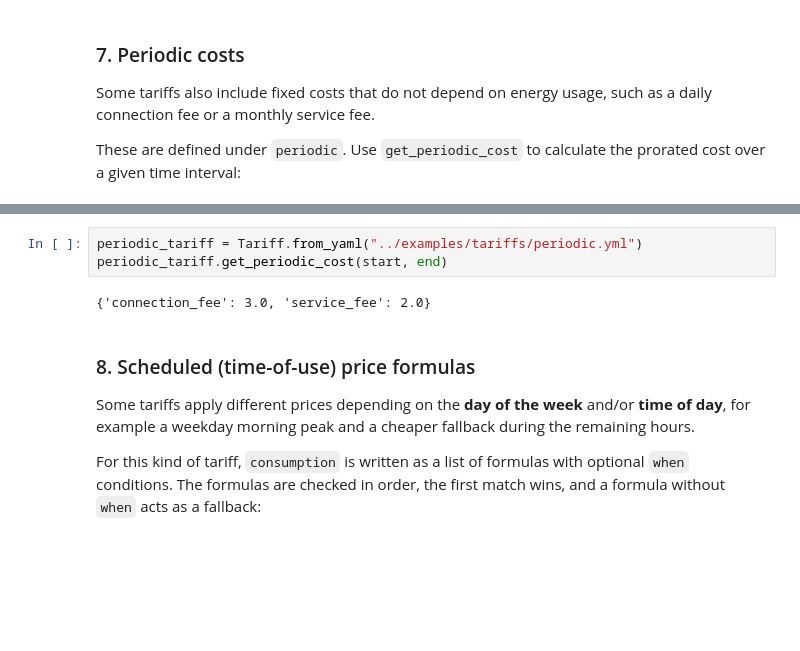
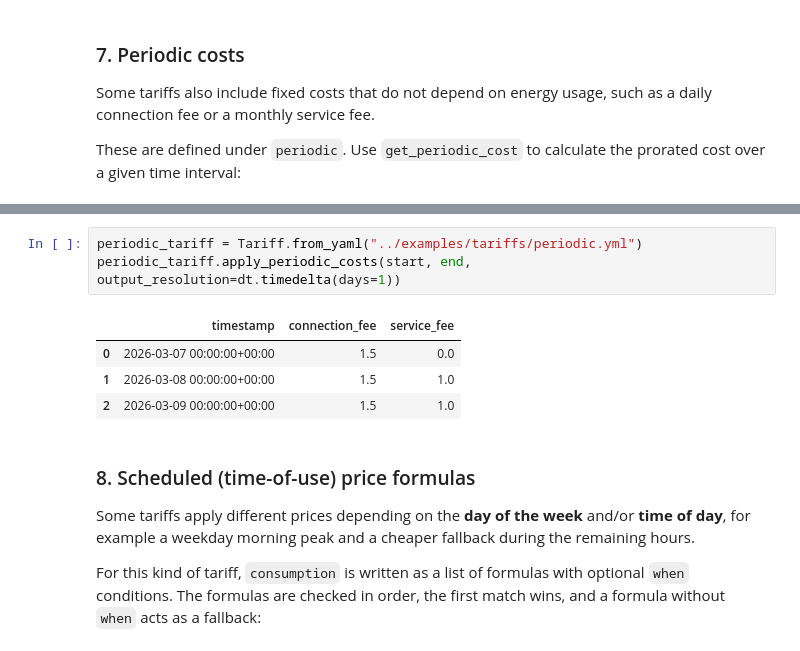
Before and after one commit to EnergieID/energy-cost, a Jupyter notebook: notebooks/tariff.ipynb, the cells around one changed output, grey strips where cells are left out. Saved outputs shown, nothing was run; the diff lists cells and outputs as text; blank space fills up the shorter version.

Commit message:
Remove fractional periods for simpler system

````diff
--- a/notebooks/tariff.ipynb
+++ b/notebooks/tariff.ipynb
@@ -219,9 +219,12 @@ display_yaml("../examples/tariffs/periodic.yml")
 ```
 # %%
 periodic_tariff = Tariff.from_yaml("../examples/tariffs/periodic.yml")
-periodic_tariff.get_periodic_cost(start, end)
+periodic_tariff.apply_periodic_costs(start, end, output_resolution=dt.timedelta(days=1))
 # %% [output]
-{'connection_fee': 3.0, 'service_fee': 2.0}
+|  | timestamp | connection_fee | service_fee |
+| 0 | 2026-03-07 00:00:00+00:00 | 1.5 | 0.0 |
+| 1 | 2026-03-08 00:00:00+00:00 | 1.5 | 1.0 |
+| 2 | 2026-03-09 00:00:00+00:00 | 1.5 | 1.0 |
 # %% [markdown]
 ### 8. Scheduled (time-of-use) price formulas
 
````
Also changed, not shown: parts of 2 cells of this notebook, 38 other files.
